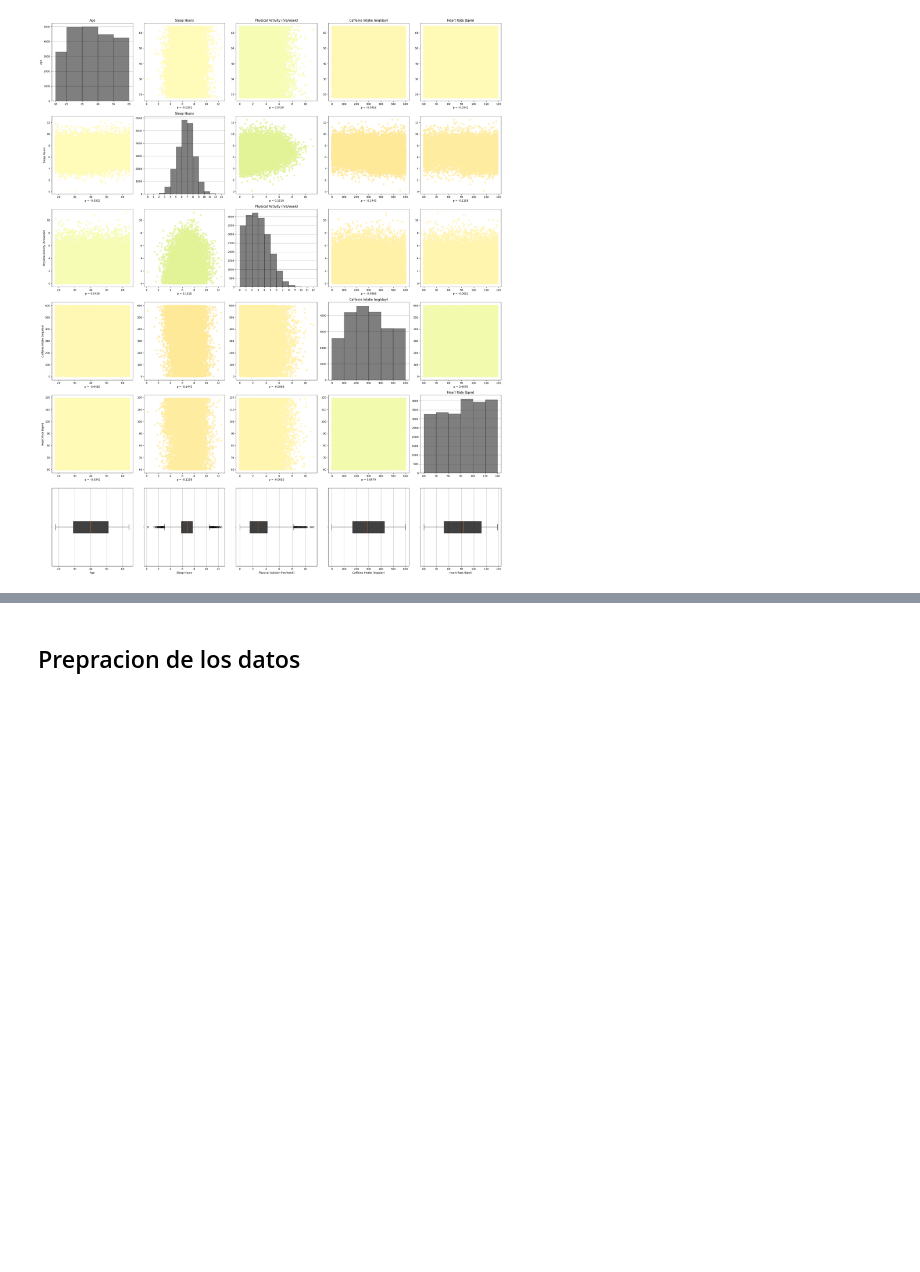
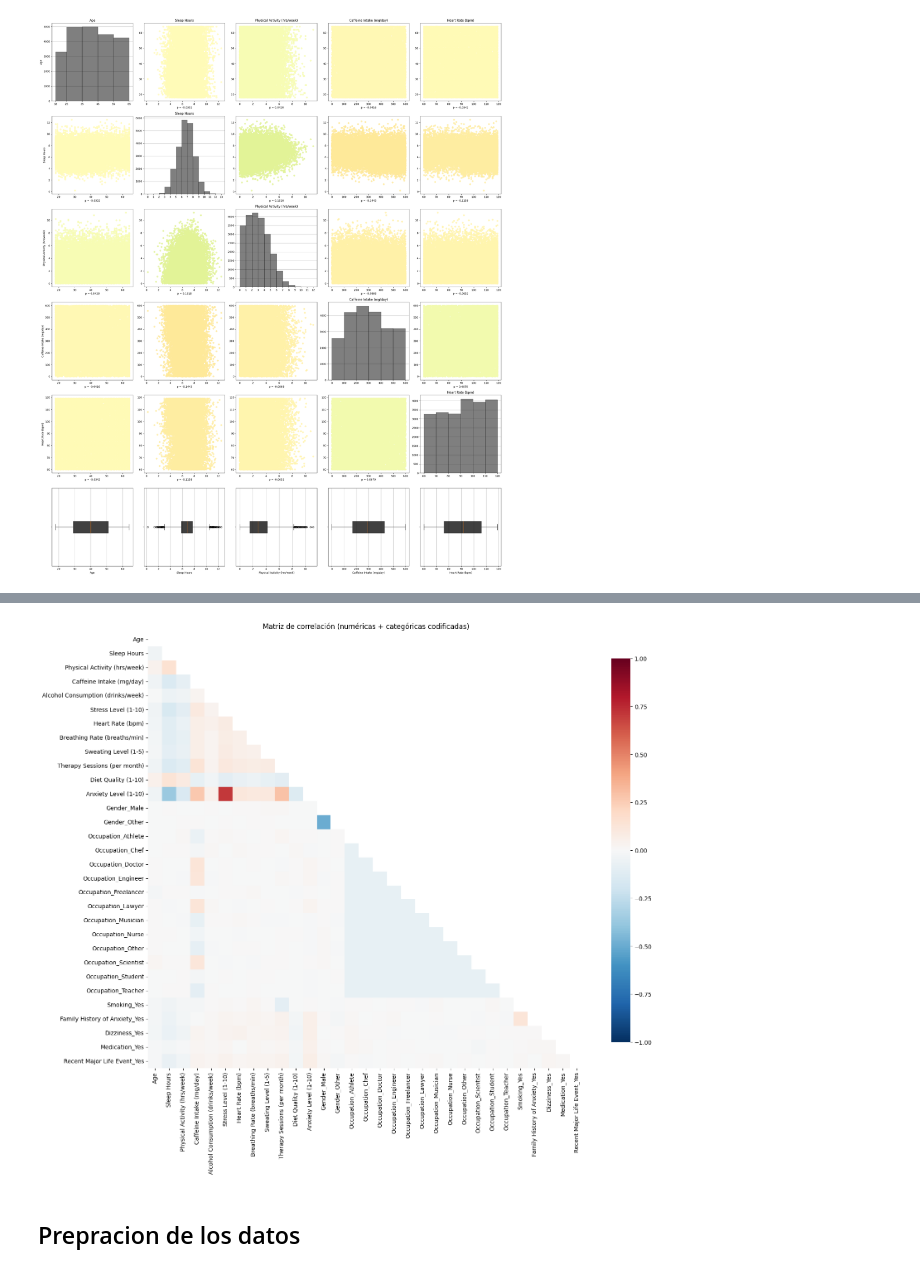
Before and after one commit to D2Giraldot/Anxiety_HMM_TdG, a Jupyter notebook: data-science-project/notebooks/Final/01_EDA.ipynb, the cells around one changed output, grey strips where cells are left out. Cells and saved outputs as stored; diff of their text form; code cells hidden in the pictures; blank space fills up the shorter version.

```diff
--- a/data-science-project/notebooks/Final/01_EDA.ipynb
+++ b/data-science-project/notebooks/Final/01_EDA.ipynb
@@ -381,3 +426,23 @@ plt.show()
+# %%
+df_raw_encoded = pd.get_dummies(df_health, drop_first=True)
+corr_raw_full = df_raw_encoded.corr()
+
+plt.figure(figsize=(16, 14))
+mask = np.triu(np.ones_like(corr_raw_full, dtype=bool))
+sns.heatmap(
+    corr_raw_full,
+    mask=mask,
+    cmap="RdBu_r",
+    vmin=-1,
+    vmax=1,
+    square=True,
+    cbar_kws={"shrink": 0.8},
+)
+plt.title("Matriz de correlación (numéricas + categóricas codificadas)")
+plt.tight_layout()
+plt.show()
+# %% [output]
+[figure, added]
 # %% [markdown]
 ## Prepracion de los datos
 # %% [markdown]
```
Also changed, not shown: parts of 8 cells of this notebook.
